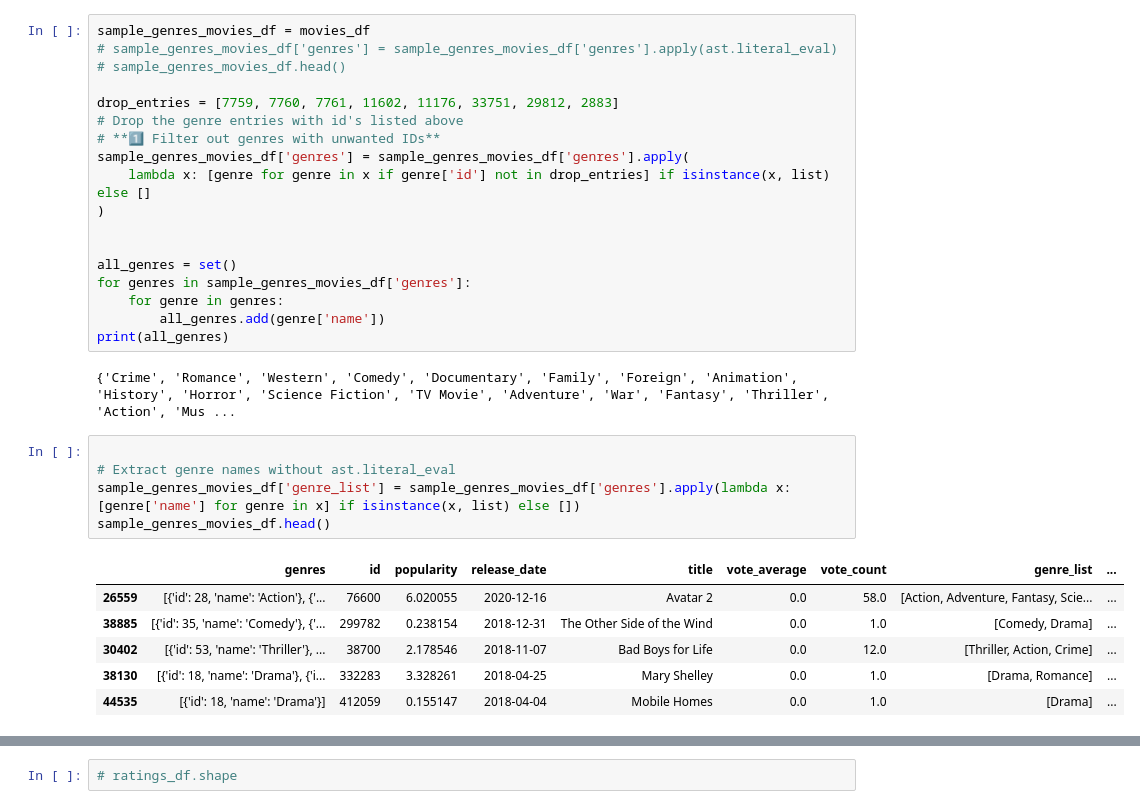
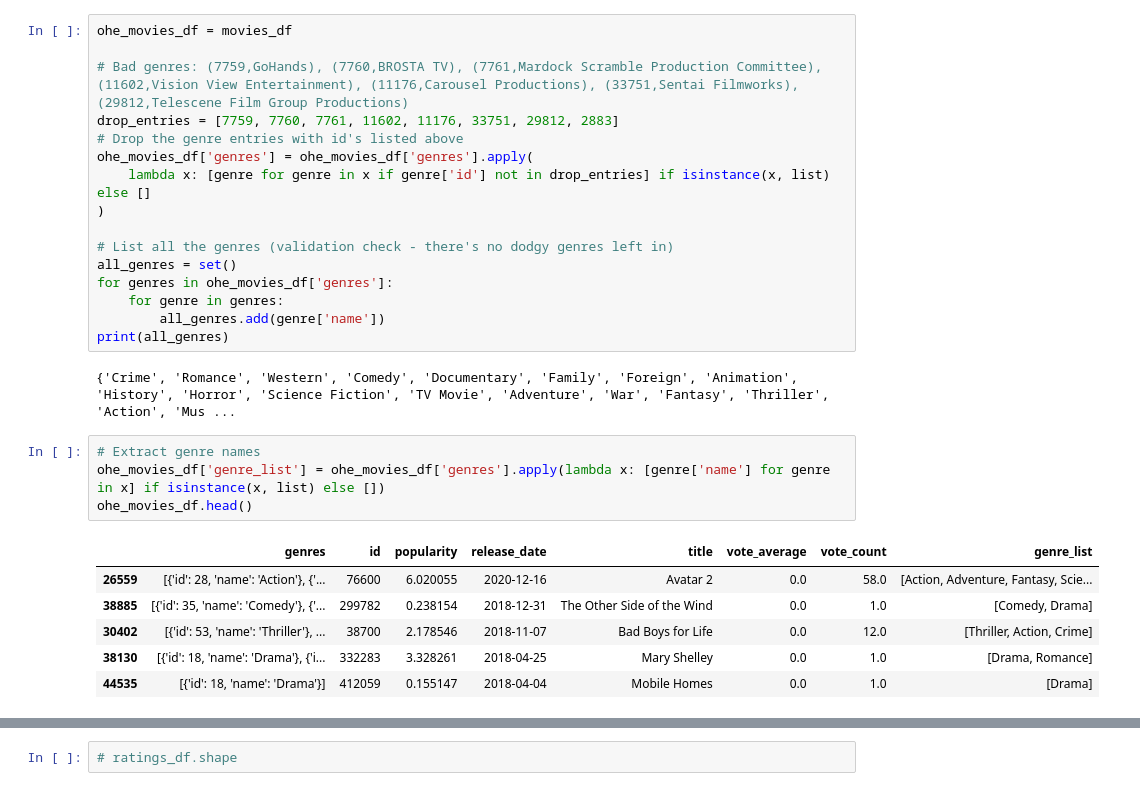
Before and after one commit to Laan33/Rec-Genie, a Jupyter notebook: cold-start-poc/RecGenie.ipynb, the cells around one changed output, grey strips where cells are left out. Cells and saved outputs as stored; diff of their text form.

```diff
--- a/cold-start-poc/RecGenie.ipynb
+++ b/cold-start-poc/RecGenie.ipynb
@@ -280,35 +280,32 @@ movies_df
 # %%
-sample_genres_movies_df = movies_df
-# sample_genres_movies_df['genres'] = sample_genres_movies_df['genres'].apply(ast.literal_eval)
-# sample_genres_movies_df.head()
+ohe_movies_df = movies_df
 
+# Bad genres: (7759,GoHands), (7760,BROSTA TV), (7761,Mardock Scramble Production Committee), (11602,Vision View Entertainment), (11176,Carousel Productions), (33751,Sentai Filmworks), (29812,Telescene Film Group Productions)
 drop_entries = [7759, 7760, 7761, 11602, 11176, 33751, 29812, 2883]
 # Drop the genre entries with id's listed above
-# **1️⃣ Filter out genres with unwanted IDs**
-sample_genres_movies_df['genres'] = sample_genres_movies_df['genres'].apply(
+ohe_movies_df['genres'] = ohe_movies_df['genres'].apply(
     lambda x: [genre for genre in x if genre['id'] not in drop_entries] if isinstance(x, list) else []
 )
 
-
+# List all the genres (validation check - there's no dodgy genres left in)
 all_genres = set()
-for genres in sample_genres_movies_df['genres']:
+for genres in ohe_movies_df['genres']:
     for genre in genres:
         all_genres.add(genre['name'])
 print(all_genres)
 # %% [output]
 {'Crime', 'Romance', 'Western', 'Comedy', 'Documentary', 'Family', 'Foreign', 'Animation', 'History', 'Horror', 'Science Fiction', 'TV Movie', 'Adventure', 'War', 'Fantasy', 'Thriller', 'Action', 'Mus ...
 # %%
-
-# Extract genre names without ast.literal_eval
-sample_genres_movies_df['genre_list'] = sample_genres_movies_df['genres'].apply(lambda x: [genre['name'] for genre in x] if isinstance(x, list) else [])
-sample_genres_movies_df.head()
+# Extract genre names
+ohe_movies_df['genre_list'] = ohe_movies_df['genres'].apply(lambda x: [genre['name'] for genre in x] if isinstance(x, list) else [])
+ohe_movies_df.head()
 # %% [output]
-|  | genres | id | popularity | release_date | title | vote_average | vote_count | genre_list | ... |
-| 26559 | [{'id': 28, 'name': 'Action'}, {'... | 76600 | 6.020055 | 2020-12-16 | Avatar 2 | 0.0 | 58.0 | [Action, Adventure, Fantasy, Scie... | ... |
-| 38885 | [{'id': 35, 'name': 'Comedy'}, {'... | 299782 | 0.238154 | 2018-12-31 | The Other Side of the Wind | 0.0 | 1.0 | [Comedy, Drama] | ... |
-| 30402 | [{'id': 53, 'name': 'Thriller'}, ... | 38700 | 2.178546 | 2018-11-07 | Bad Boys for Life | 0.0 | 12.0 | [Thriller, Action, Crime] | ... |
-| 38130 | [{'id': 18, 'name': 'Drama'}, {'i... | 332283 | 3.328261 | 2018-04-25 | Mary Shelley | 0.0 | 1.0 | [Drama, Romance] | ... |
-| 44535 | [{'id': 18, 'name': 'Drama'}] | 412059 | 0.155147 | 2018-04-04 | Mobile Homes | 0.0 | 1.0 | [Drama] | ... |
+|  | genres | id | popularity | release_date | title | vote_average | vote_count | genre_list |
+| 26559 | [{'id': 28, 'name': 'Action'}, {'... | 76600 | 6.020055 | 2020-12-16 | Avatar 2 | 0.0 | 58.0 | [Action, Adventure, Fantasy, Scie... |
+| 38885 | [{'id': 35, 'name': 'Comedy'}, {'... | 299782 | 0.238154 | 2018-12-31 | The Other Side of the Wind | 0.0 | 1.0 | [Comedy, Drama] |
+| 30402 | [{'id': 53, 'name': 'Thriller'}, ... | 38700 | 2.178546 | 2018-11-07 | Bad Boys for Life | 0.0 | 12.0 | [Thriller, Action, Crime] |
+| 38130 | [{'id': 18, 'name': 'Drama'}, {'i... | 332283 | 3.328261 | 2018-04-25 | Mary Shelley | 0.0 | 1.0 | [Drama, Romance] |
+| 44535 | [{'id': 18, 'name': 'Drama'}] | 412059 | 0.155147 | 2018-04-04 | Mobile Homes | 0.0 | 1.0 | [Drama] |
 # %%
 from sklearn.preprocessing import MultiLabelBinarizer
 
```
Also changed, not shown: parts of 6 cells of this notebook.
